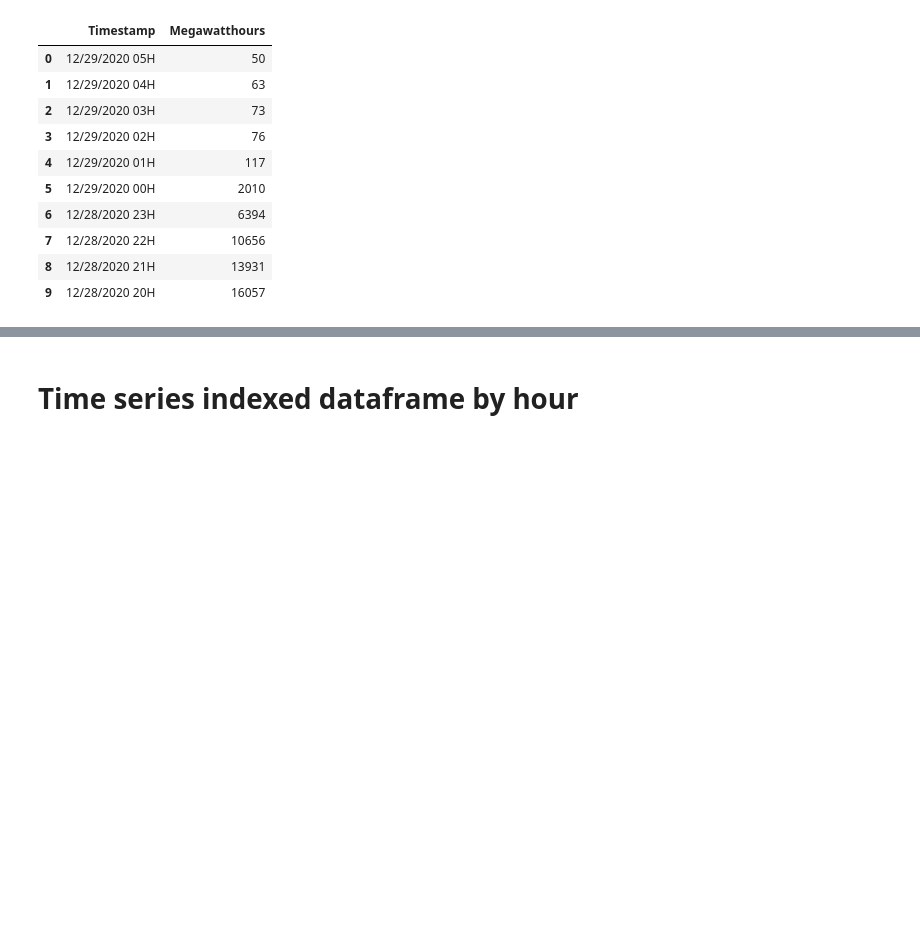
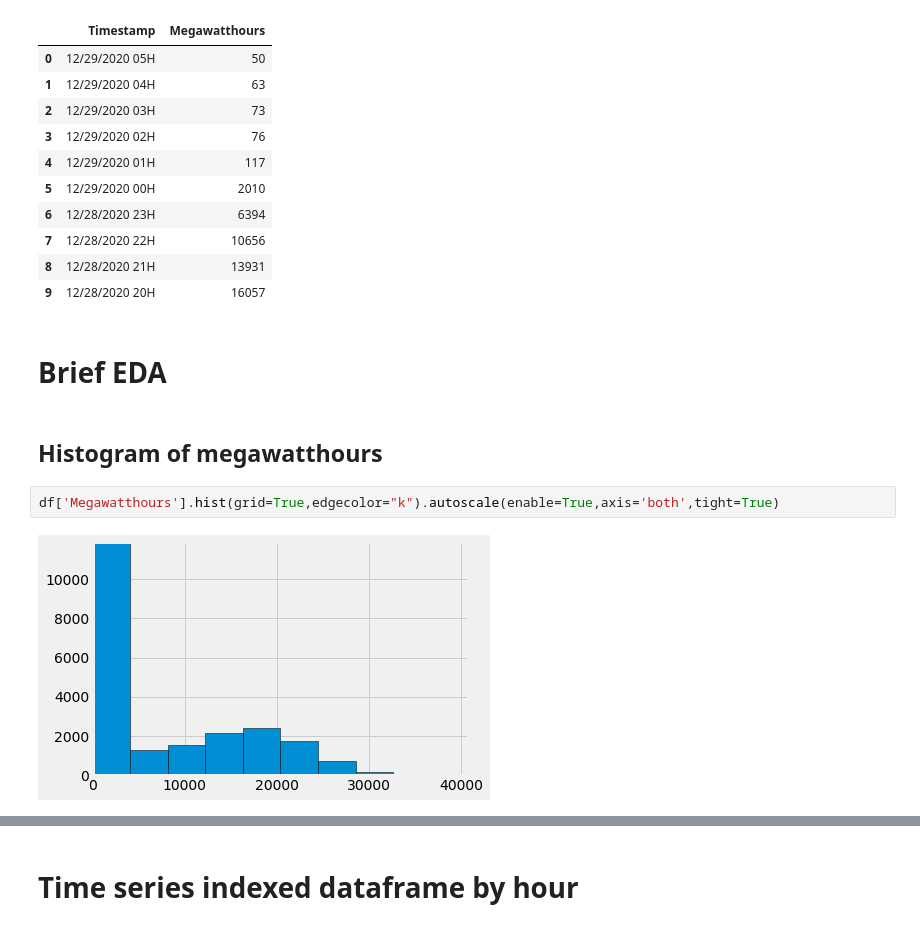
Before and after one commit to MichaelBurak/solar-data-analysis, a Jupyter notebook: solar-perhour-analysis.ipynb, the cells around one changed output, grey strips where cells are left out. Saved outputs shown, nothing was run; the diff lists cells and outputs as text; blank space fills up the shorter version.

```diff
--- a/solar-perhour-analysis.ipynb
+++ b/solar-perhour-analysis.ipynb
@@ -45,3 +54,11 @@ df.head(10)
 | 7 | 12/28/2020 22H | 10656 |
 | 8 | 12/28/2020 21H | 13931 |
 | 9 | 12/28/2020 20H | 16057 |
+# %% [markdown]
+# Brief EDA
+# %% [markdown]
+## Histogram of megawatthours
+# %%
+df['Megawatthours'].hist(grid=True,edgecolor="k").autoscale(enable=True,axis='both',tight=True)
+# %% [output]
+[figure, added]
```
Also changed, not shown: parts of 9 cells of this notebook, 1 other file.
